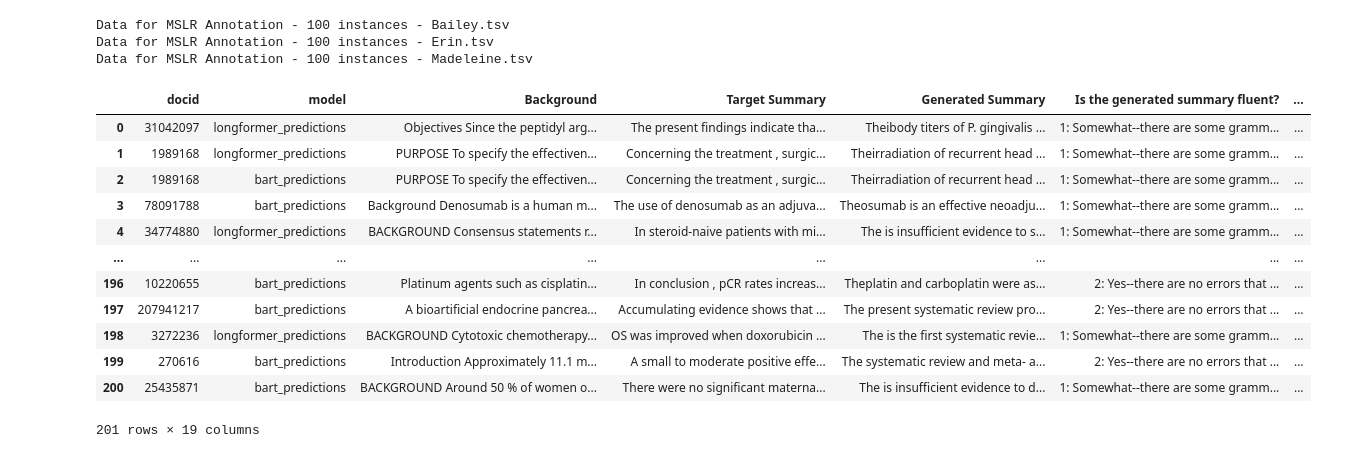
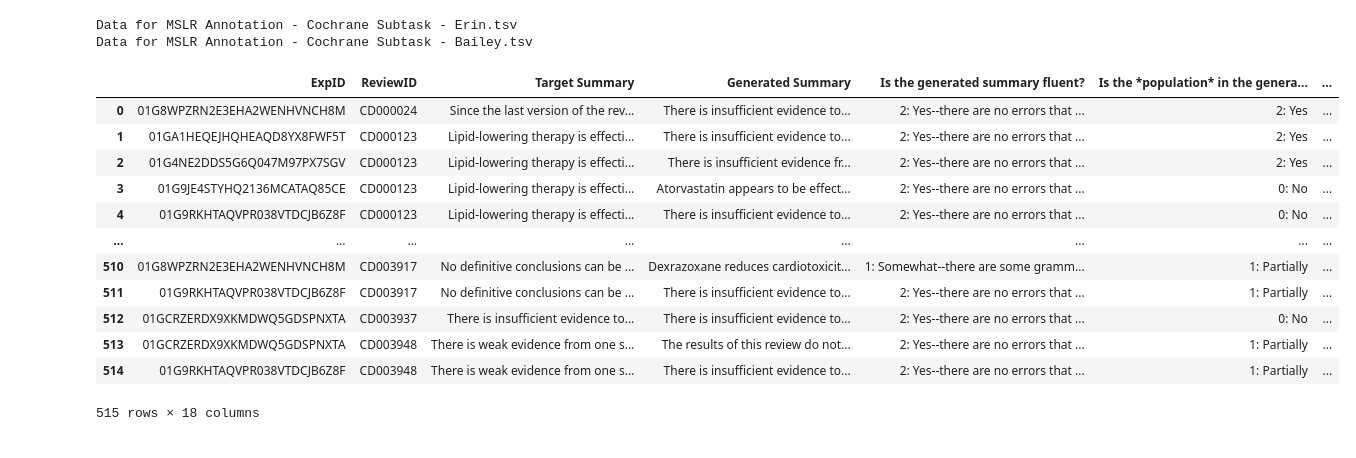
Before and after one commit to allenai/mslr-annotated-dataset, a Jupyter notebook: notebooks/analyze_pilot_annotations.ipynb, the cells around one changed output. Drawn from its saved outputs; the diff is of its cells as text; code cells hidden in the pictures.

Commit message:
update annotation notebook

```diff
--- a/notebooks/analyze_pilot_annotations.ipynb
+++ b/notebooks/analyze_pilot_annotations.ipynb
@@ -6,10 +6,11 @@ import seaborn as sns
 import simpledorff
 from collections import defaultdict, Counter
 from pprint import pprint
+import numpy as np
 
 """COLUMNS
-['docid',
- 'model',
+['ExpID',
+ 'ReviewID',
  'Background',
  'Target Summary',
  'Generated Summary',
@@ -33,7 +34,7 @@ from pprint import pprint
 
 BASE_DIR = '../data/'
 DATA_FILES = os.listdir(BASE_DIR)
-ANNOTATOR_ORDER = ['Bailey', 'Erin', 'Madeleine']
+ANNOTATOR_ORDER = ['Bailey', 'Erin']
 
 ANNOT_KEYS = [
  'Is the generated summary fluent?',
@@ -106,41 +107,43 @@ def df_to_experiment_annotator_table(df, experiment_col, annotator_col, class_co
 # %%
 # Make data frame
 
 all_data = []
 for fname in DATA_FILES:
+    if not fname.endswith('tsv'):
+        continue
     annotator = fname.split('-')[-1].strip()[:-4]
     print(fname)
     with open(os.path.join(BASE_DIR, fname), 'r') as f:
         reader = csv.DictReader(f, delimiter='\t', quotechar='"')
         for row in reader:
             if not row['Is the generated summary fluent?']:
                 continue
             row['annotator'] = annotator
-            row['docid_model'] = f"{row['docid']}_{row['model']}"
+            row['docid_model'] = f"{row['ReviewID']}_{row['ExpID']}"
+            row['ExpID_short'] = row['ExpID'][-6:]
             all_data.append(row)
 
 all_data.sort(key=lambda x: ANNOTATOR_ORDER.index(x['annotator']))
 
 df = pd.DataFrame(all_data)
 
 display(df)
 # %% [output]
-Data for MSLR Annotation - 100 instances - Bailey.tsv
-Data for MSLR Annotation - 100 instances - Erin.tsv
-Data for MSLR Annotation - 100 instances - Madeleine.tsv
+Data for MSLR Annotation - Cochrane Subtask - Erin.tsv
+Data for MSLR Annotation - Cochrane Subtask - Bailey.tsv
-|  | docid | model | Background | Target Summary | Generated Summary | Is the generated summary fluent? | ... |
-| 0 | 31042097 | longformer_predictions | Objectives Since the peptidyl arg... | The present findings indicate tha... | Theibody titers of P. gingivalis ... | 1: Somewhat--there are some gramm... | ... |
-| 1 | 1989168 | longformer_predictions | PURPOSE To specify the effectiven... | Concerning the treatment , surgic... | Theirradiation of recurrent head ... | 1: Somewhat--there are some gramm... | ... |
-| 2 | 1989168 | bart_predictions | PURPOSE To specify the effectiven... | Concerning the treatment , surgic... | Theirradiation of recurrent head ... | 1: Somewhat--there are some gramm... | ... |
-| 3 | 78091788 | bart_predictions | Background Denosumab is a human m... | The use of denosumab as an adjuva... | Theosumab is an effective neoadju... | 1: Somewhat--there are some gramm... | ... |
-| 4 | 34774880 | longformer_predictions | BACKGROUND Consensus statements r... | In steroid-naive patients with mi... | The is insufficient evidence to s... | 1: Somewhat--there are some gramm... | ... |
+|  | ExpID | ReviewID | Target Summary | Generated Summary | Is the generated summary fluent? | Is the *population* in the genera... | ... |
+| 0 | 01G8WPZRN2E3EHA2WENHVNCH8M | CD000024 | Since the last version of the rev... | There is insufficient evidence to... | 2: Yes--there are no errors that ... | 2: Yes | ... |
+| 1 | 01GA1HEQEJHQHEAQD8YX8FWF5T | CD000123 | Lipid-lowering therapy is effecti... | There is insufficient evidence to... | 2: Yes--there are no errors that ... | 2: Yes | ... |
+| 2 | 01G4NE2DDS5G6Q047M97PX7SGV | CD000123 | Lipid-lowering therapy is effecti... | There is insufficient evidence fr... | 2: Yes--there are no errors that ... | 2: Yes | ... |
+| 3 | 01G9JE4STYHQ2136MCATAQ85CE | CD000123 | Lipid-lowering therapy is effecti... | Atorvastatin appears to be effect... | 2: Yes--there are no errors that ... | 0: No | ... |
+| 4 | 01G9RKHTAQVPR038VTDCJB6Z8F | CD000123 | Lipid-lowering therapy is effecti... | There is insufficient evidence to... | 2: Yes--there are no errors that ... | 0: No | ... |
 | ... | ... | ... | ... | ... | ... | ... | ... |
-| 196 | 10220655 | bart_predictions | Platinum agents such as cisplatin... | In conclusion , pCR rates increas... | Theplatin and carboplatin were as... | 2: Yes--there are no errors that ... | ... |
-| 197 | 207941217 | bart_predictions | A bioartificial endocrine pancrea... | Accumulating evidence shows that ... | The present systematic review pro... | 2: Yes--there are no errors that ... | ... |
-| 198 | 3272236 | longformer_predictions | BACKGROUND Cytotoxic chemotherapy... | OS was improved when doxorubicin ... | The is the first systematic revie... | 1: Somewhat--there are some gramm... | ... |
-| 199 | 270616 | bart_predictions | Introduction Approximately 11.1 m... | A small to moderate positive effe... | The systematic review and meta- a... | 2: Yes--there are no errors that ... | ... |
-| 200 | 25435871 | bart_predictions | BACKGROUND Around 50 % of women o... | There were no significant materna... | The is insufficient evidence to d... | 1: Somewhat--there are some gramm... | ... |
+| 510 | 01G8WPZRN2E3EHA2WENHVNCH8M | CD003917 | No definitive conclusions can be ... | Dexrazoxane reduces cardiotoxicit... | 1: Somewhat--there are some gramm... | 1: Partially | ... |
+| 511 | 01G9RKHTAQVPR038VTDCJB6Z8F | CD003917 | No definitive conclusions can be ... | There is insufficient evidence to... | 2: Yes--there are no errors that ... | 1: Partially | ... |
+| 512 | 01GCRZERDX9XKMDWQ5GDSPNXTA | CD003937 | There is insufficient evidence to... | There is insufficient evidence to... | 2: Yes--there are no errors that ... | 0: No | ... |
+| 513 | 01GCRZERDX9XKMDWQ5GDSPNXTA | CD003948 | There is weak evidence from one s... | The results of this review do not... | 2: Yes--there are no errors that ... | 1: Partially | ... |
+| 514 | 01G9RKHTAQVPR038VTDCJB6Z8F | CD003948 | There is weak evidence from one s... | There is insufficient evidence to... | 2: Yes--there are no errors that ... | 1: Partially | ... |
-201 rows × 19 columns
+515 rows × 18 columns
 # %%
 # Compute Krippendorff's alpha
 
```
Also changed, not shown: parts of 7 cells of this notebook, 2 other files.
